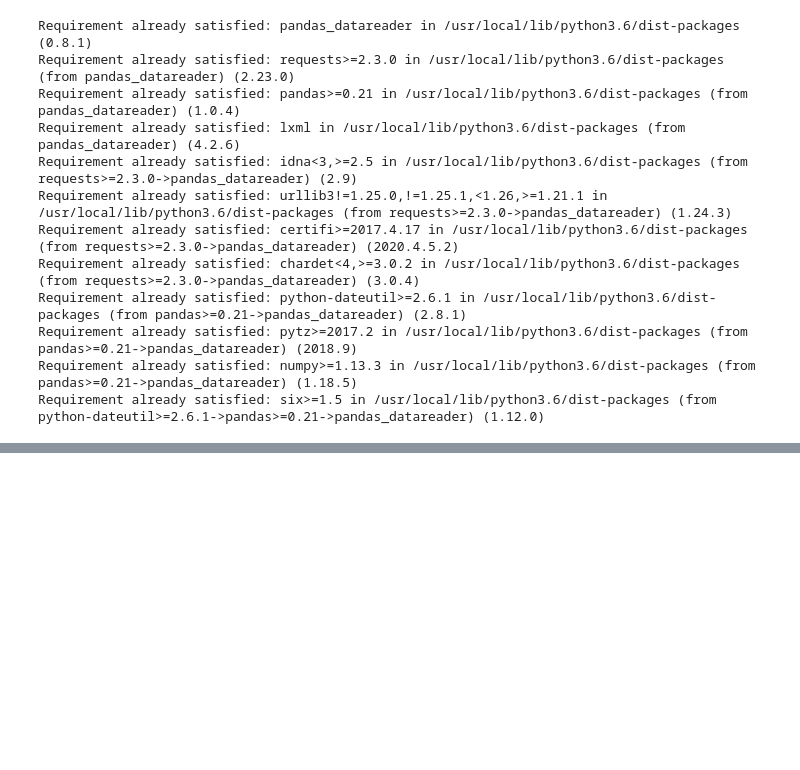
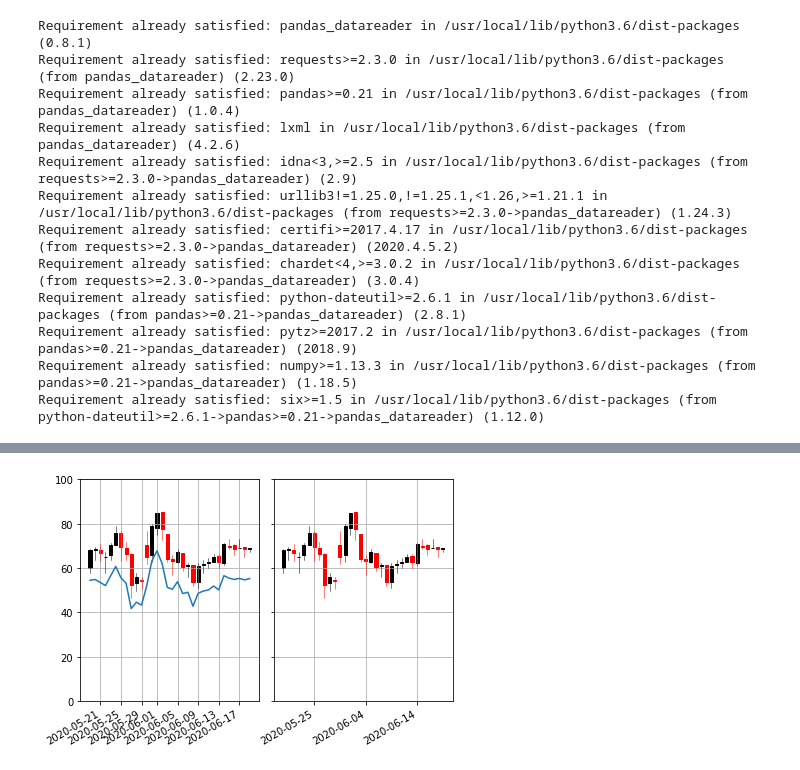
Before and after one commit to JK-Pair/Stock_analysis_project, a Jupyter notebook: Thai_Stock_example.ipynb, the cells around one changed output, grey strips where cells are left out. Cells and saved outputs as stored; diff of their text form; code cells hidden in the pictures; blank space fills up the shorter version.

```diff
--- a/Thai_Stock_example.ipynb
+++ b/Thai_Stock_example.ipynb
@@ -82,0 +109,33 @@ Show all stocks in the list ['TRUE', 'SCB', 'BBL', 'KTB', 'AOT', 'PTT']
+# %%
+fig, (ax,ax2) = plt.subplots(1,2, sharey=True)
+
+candlestick_ohlc(ax, quotes, width=0.6)
+candlestick_ohlc(ax2, quotes, width=0.6)
+
+# ---------------------------------------------------------
+
+sma = [[kurse_c[i] * 0.8] for i in range(len(dates))]
+data = pandas.DataFrame(sma, index=dates, columns=["sma"]) #_2
+# data = data.astype(float)
+
+data["sma"].plot(ax=ax)
+
+# ---------------------------------------------------------
+
+fig.autofmt_xdate()
+fig.tight_layout()
+
+ax.set_ylim(0,100)
+ax2.set_ylim(0,100)
+
+axlim = ax.get_xlim()
+ax.set_xlim(axlim)
+ax2.set_xlim(axlim)
+
+ax.xaxis.set_major_formatter(matplotlib.dates.DateFormatter('%Y-%m-%d'))
+ax.grid(True)
+
+ax2.xaxis.set_major_formatter(matplotlib.dates.DateFormatter('%Y-%m-%d'))
+ax2.grid(True)
+# %% [output]
+[figure, added]
```
Also changed, not shown: parts of 7 cells of this notebook.
